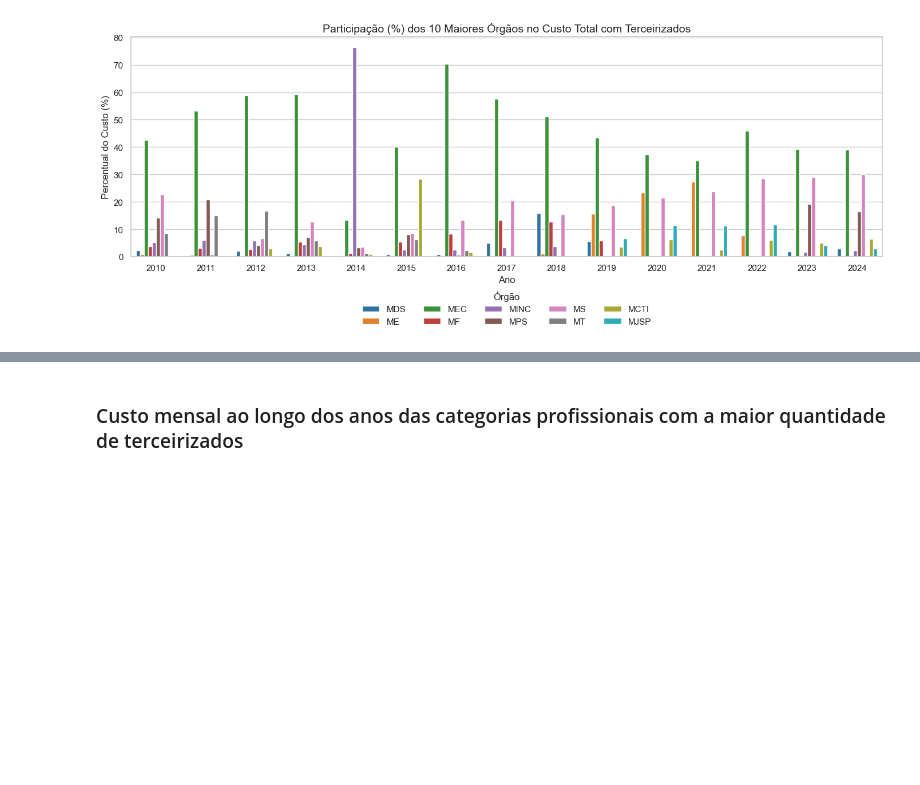
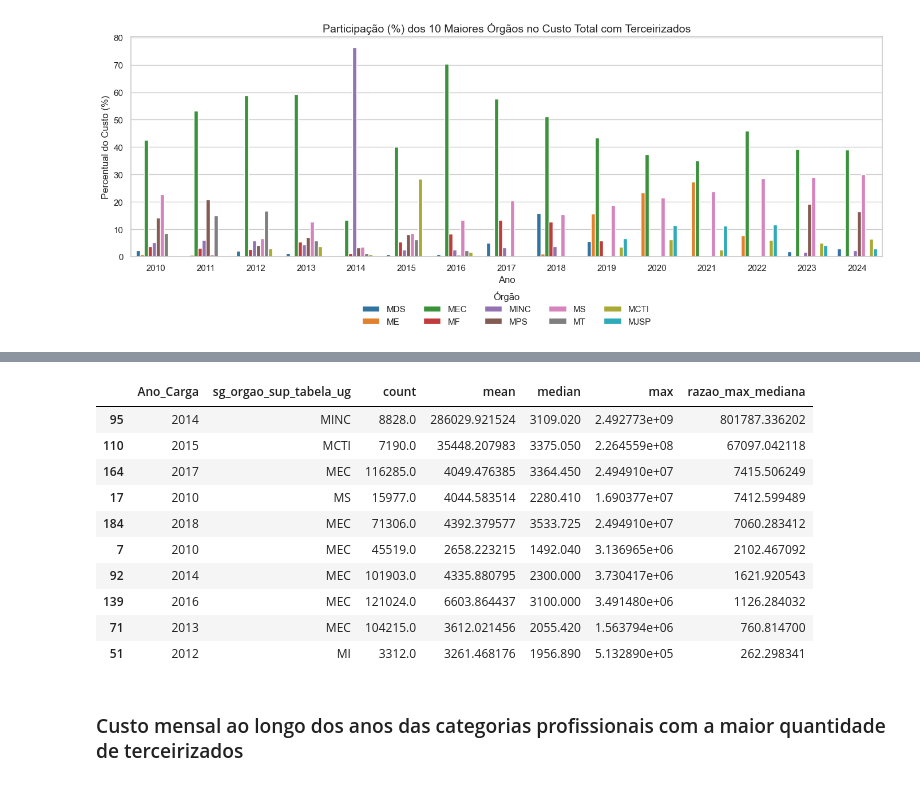
Before and after one commit to lab-dados-seges/dados-terceirizados, a Jupyter notebook: analises/historico_terceirizados.ipynb, the cells around one changed output, grey strips where cells are left out. Saved outputs shown, nothing was run; the diff lists cells and outputs as text; code cells hidden in the pictures; blank space fills up the shorter version.

```diff
--- a/analises/historico_terceirizados.ipynb
+++ b/analises/historico_terceirizados.ipynb
@@ -640,3 +730,30 @@ plt.show()
+# %%
+# Estatísticas por órgão e ano
+grupo_stats = (
+    df_final_cbo
+    .groupby(['Ano_Carga', 'sg_orgao_sup_tabela_ug'])['vl_mensal_custo']
+    .describe()[['count', 'mean', '50%', 'max']]
+    .rename(columns={'50%': 'median'})
+    .reset_index()
+)
+
+# Cria uma razão entre o valor máximo e a mediana para detectar discrepâncias
+grupo_stats['razao_max_mediana'] = grupo_stats['max'] / grupo_stats['median']
+
+# Visualiza os casos com maior discrepância
+grupo_stats.sort_values('razao_max_mediana', ascending=False).head(10)
+# %% [output]
+|  | Ano_Carga | sg_orgao_sup_tabela_ug | count | mean | median | max | razao_max_mediana |
+| 95 | 2014 | MINC | 8828.0 | 286029.921524 | 3109.020 | 2.492773e+09 | 801787.336202 |
+| 110 | 2015 | MCTI | 7190.0 | 35448.207983 | 3375.050 | 2.264559e+08 | 67097.042118 |
+| 164 | 2017 | MEC | 116285.0 | 4049.476385 | 3364.450 | 2.494910e+07 | 7415.506249 |
+| 17 | 2010 | MS | 15977.0 | 4044.583514 | 2280.410 | 1.690377e+07 | 7412.599489 |
+| 184 | 2018 | MEC | 71306.0 | 4392.379577 | 3533.725 | 2.494910e+07 | 7060.283412 |
+| 7 | 2010 | MEC | 45519.0 | 2658.223215 | 1492.040 | 3.136965e+06 | 2102.467092 |
+| 92 | 2014 | MEC | 101903.0 | 4335.880795 | 2300.000 | 3.730417e+06 | 1621.920543 |
+| 139 | 2016 | MEC | 121024.0 | 6603.864437 | 3100.000 | 3.491480e+06 | 1126.284032 |
+| 71 | 2013 | MEC | 104215.0 | 3612.021456 | 2055.420 | 1.563794e+06 | 760.814700 |
+| 51 | 2012 | MI | 3312.0 | 3261.468176 | 1956.890 | 5.132890e+05 | 262.298341 |
 # %% [markdown]
 ### Custo mensal ao longo dos anos das categorias profissionais com a maior quantidade de terceirizados
 # %%
```
Also changed, not shown: parts of 11 cells of this notebook, 4 other files.
